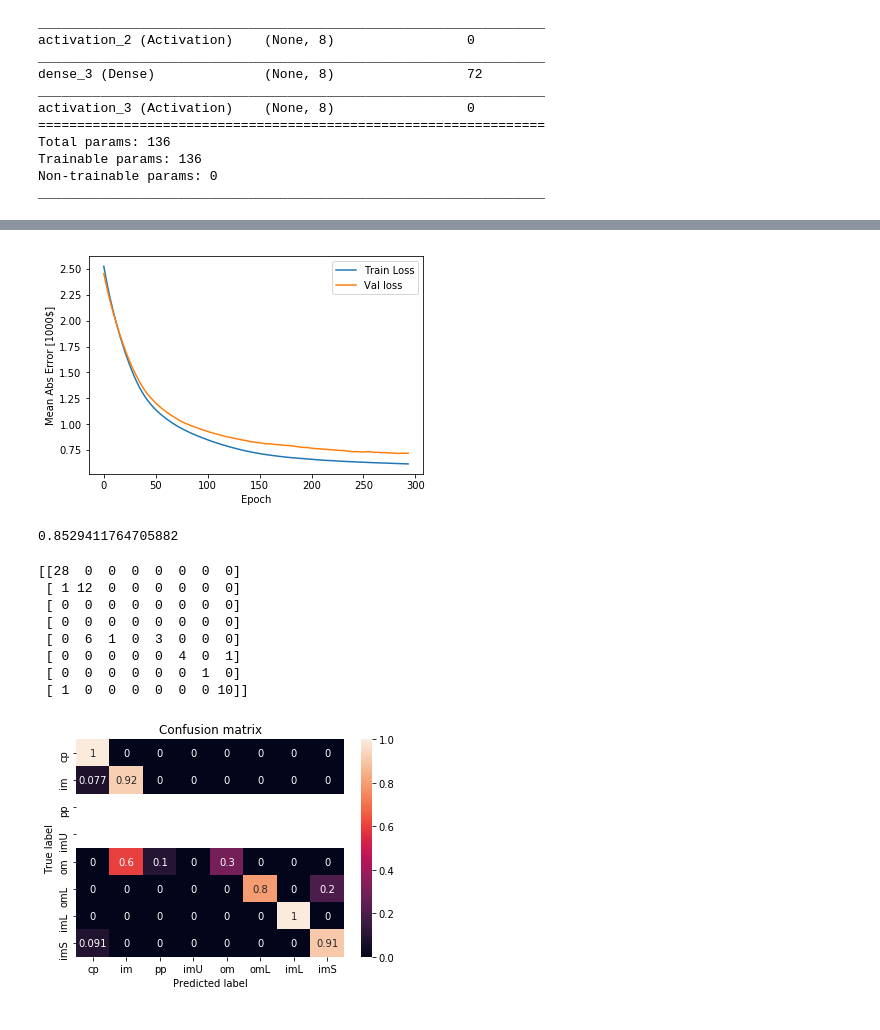
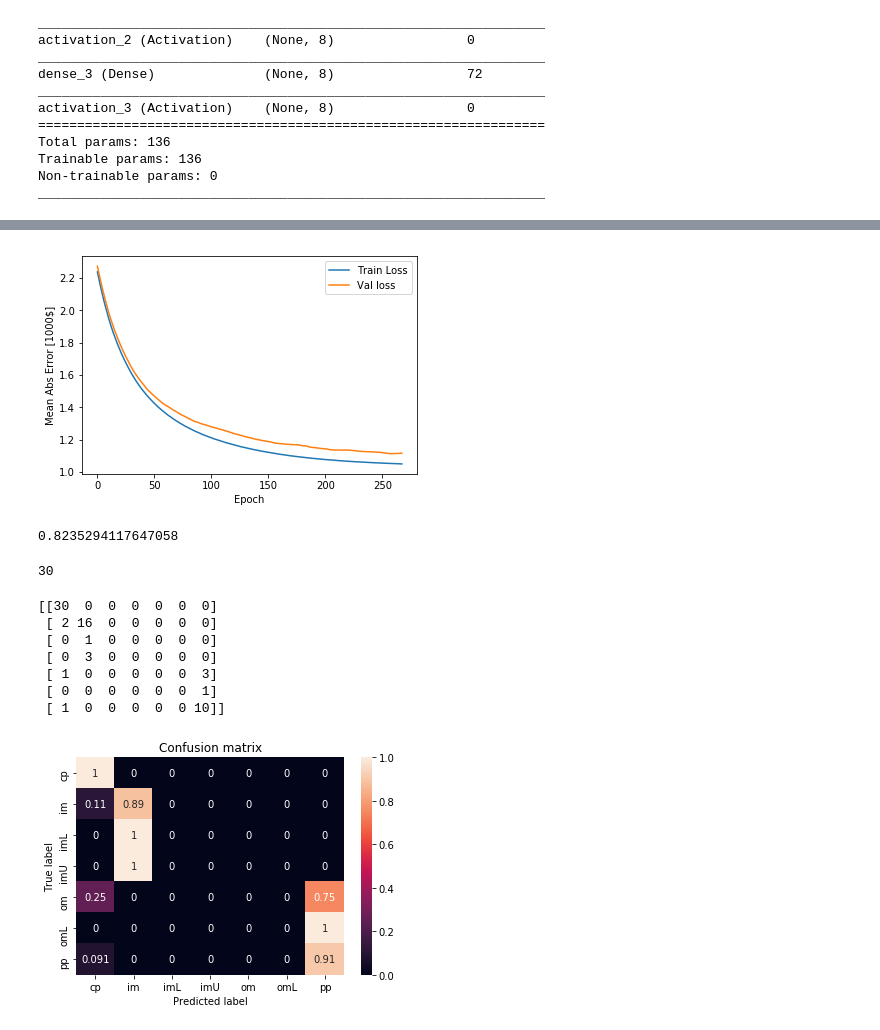
Before and after one commit to SimonMcDonnell/Dissertation, a Jupyter notebook: Ecoli/models.ipynb, the cells around one changed output, grey strips where cells are left out. Drawn from its saved outputs; the diff is of its cells as text; code cells hidden in the pictures.

```diff
--- a/Ecoli/models.ipynb
+++ b/Ecoli/models.ipynb
@@ -113,7 +100,7 @@ def plot_confusion_matrix(cm, classes=None, title='Confusion matrix'):
 # %%
 model = keras.Sequential([
     keras.layers.Dense(8, input_shape=(7,), kernel_regularizer=keras.regularizers.l2(0.01)),
-    keras.layers.Activation('relu'),
+    keras.layers.Activation('sigmoid'),
     keras.layers.Dense(8, kernel_regularizer=keras.regularizers.l2(0.01)),
     keras.layers.Activation('softmax')
 ])
@@ -162,24 +149,27 @@ Epoch 294/1000
 # %%
 plot_history(history)
 # %% [output]
-[figure, old version]
+[figure, new version]
 # %%
 pred = np.round(model.predict(X_test).argmax(axis=1).reshape(-1,))
 accuracy_score(pred, y_test.argmax(axis=1))
 # %% [output]
-0.8529411764705882
+0.8235294117647058
+# %%
+sum(y_test.argmax(axis=1) == 0)
+# %% [output]
+30
 # %%
-mat = confusion_matrix(pred, y_test.argmax(axis=1), labels=[0, 1, 2, 3, 4, 5, 6, 7])
+mat = confusion_matrix(y_test.argmax(axis=1), pred)
 print(mat)
 cm = mat / np.sum(mat, axis=1).reshape(-1, 1)
-plot_confusion_matrix(cm, classes=['cp', 'im', 'pp', 'imU', 'om', 'omL', 'imL', 'imS'])
+plot_confusion_matrix(cm, classes=['cp', 'im', 'imL','imU', 'om', 'omL', 'pp'])
 # %% [output]
-[[28  0  0  0  0  0  0  0]
- [ 1 12  0  0  0  0  0  0]
- [ 0  0  0  0  0  0  0  0]
- [ 0  0  0  0  0  0  0  0]
- [ 0  6  1  0  3  0  0  0]
- [ 0  0  0  0  0  4  0  1]
- [ 0  0  0  0  0  0  1  0]
- [ 1  0  0  0  0  0  0 10]]
+[[30  0  0  0  0  0  0]
+ [ 2 16  0  0  0  0  0]
+ [ 0  1  0  0  0  0  0]
+ [ 0  3  0  0  0  0  0]
+ [ 1  0  0  0  0  0  3]
+ [ 0  0  0  0  0  0  1]
+ [ 1  0  0  0  0  0 10]]
-[figure, old version]
+[figure, new version]
```
Also changed, not shown: parts of 10 cells of this notebook, 2 other files.
